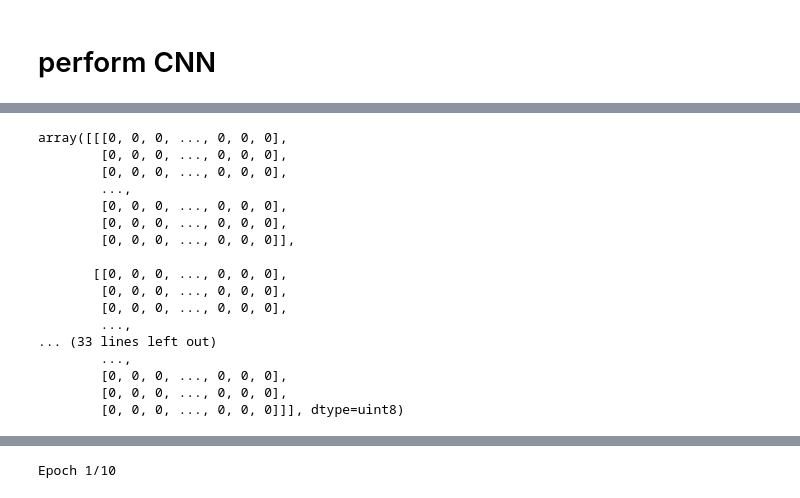
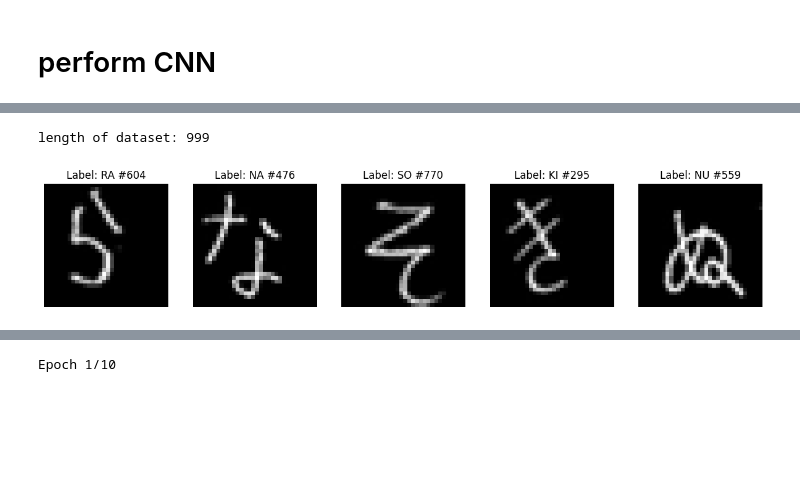
Before and after one commit to kyleoneil/MLProjs, a Jupyter notebook: hiragana_ocr_translation/hiragana_character_recognition.ipynb, the cells around one changed output, grey strips where cells are left out. Drawn from its saved outputs; the diff is of its cells as text; code cells hidden in the pictures; blank space fills up the shorter version.

Commit message:
50% cleanup on hiragana ocr

```diff
--- a/hiragana_ocr_translation/hiragana_character_recognition.ipynb
+++ b/hiragana_ocr_translation/hiragana_character_recognition.ipynb
@@ -104,0 +66,21 @@ Data successfully written to hiragana_dataset2.csv
+# %%
+import csv
+
+images = [f'hiragana-dataset/hiragana_images/{f}' for f in dataset_list]
+labels = [syllables[i] for i in Y]
+
+# doing image_with_label = [images, labels] gives an untransposed list
+# performing list(zip()) transposes the rows and columns
+image_with_label = list(zip(images, labels))
+
+# Write the data to a CSV file
+csv_file = 'hiragana_dataset3.csv'
+with open(csv_file, 'w', newline='') as csvfile:
+    csvwriter = csv.writer(csvfile)
+    csvwriter.writerow(['ImageName', 'Label'])  # Write header
+    csvwriter.writerows(image_with_label)
+
+print(f'Data written to {csv_file}:')
+
+cv = pd.read_csv(csv_file, keep_default_na=False)
+cv.sample(n=10)
@@ -105,38 +100,35 @@ Data successfully written to hiragana_dataset2.csv
 # %%
 from PIL import Image
 img_width, img_height = 32, 32
 
 # Load images and labels
 images = []
 labels = []
 for index, row in cv.iterrows():
     img = Image.open(row['ImageName']).convert('L')  # convert image to grayscale
     img = img.resize((img_width, img_height))
     img_array = np.array(img)
     images.append(img_array)
     label = row['Label']
     if pd.isna(label) or label == 'NA':
         label = 'NA'
     labels.append(label)
-images = np.array(images)
-labels = np.array(labels)
 
-images
+# plot images with labels
+import matplotlib.pyplot as plt
+import random
+
+dataset_len = len(labels) - 1
+print('length of dataset:', dataset_len)
+fig, axs = plt.subplots(1,5, figsize=(15,3))
+axs = axs.flatten()
+
+for i in range(5):
+    ran = random.randint(0, dataset_len)
+    ax = axs[i]
+    ax.imshow(images[ran].reshape(img_width, img_height), cmap='gray')
+    ax.set_title("Label: " + labels[ran] + f' #{ran}')
+    ax.axis('off')
 # %% [output]
-array([[[0, 0, 0, ..., 0, 0, 0],
-        [0, 0, 0, ..., 0, 0, 0],
-        [0, 0, 0, ..., 0, 0, 0],
-        ...,
-        [0, 0, 0, ..., 0, 0, 0],
-        [0, 0, 0, ..., 0, 0, 0],
-        [0, 0, 0, ..., 0, 0, 0]],
-
-       [[0, 0, 0, ..., 0, 0, 0],
-        [0, 0, 0, ..., 0, 0, 0],
-        [0, 0, 0, ..., 0, 0, 0],
-        ...,
-... (33 lines left out)
-        ...,
-        [0, 0, 0, ..., 0, 0, 0],
-        [0, 0, 0, ..., 0, 0, 0],
-        [0, 0, 0, ..., 0, 0, 0]]], dtype=uint8)
+length of dataset: 999
+[figure, added]
```
Also changed, not shown: parts of 8 cells of this notebook, 2 other files.
